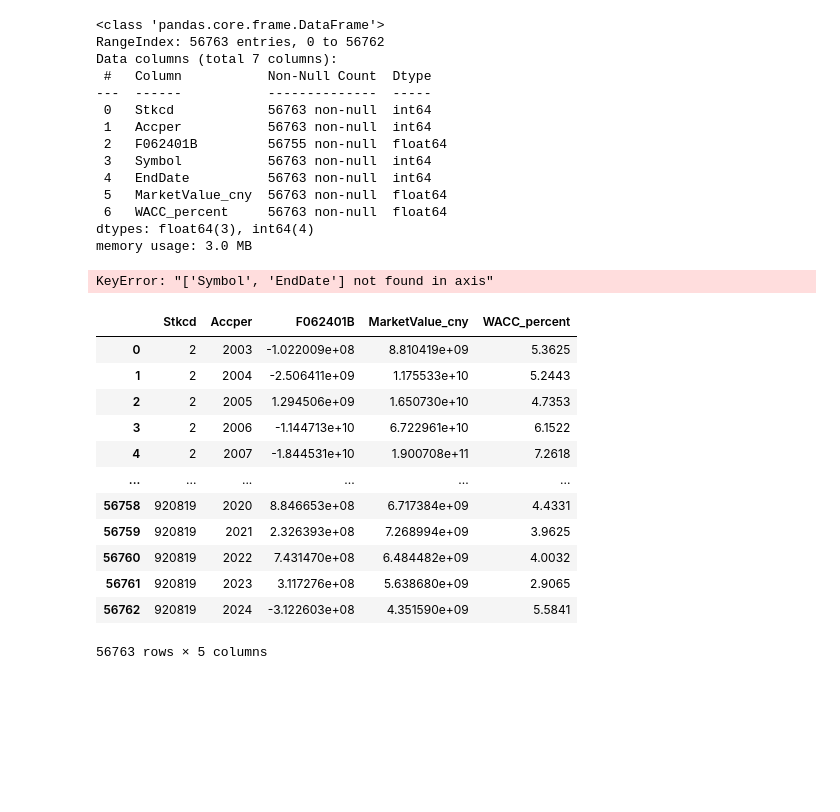
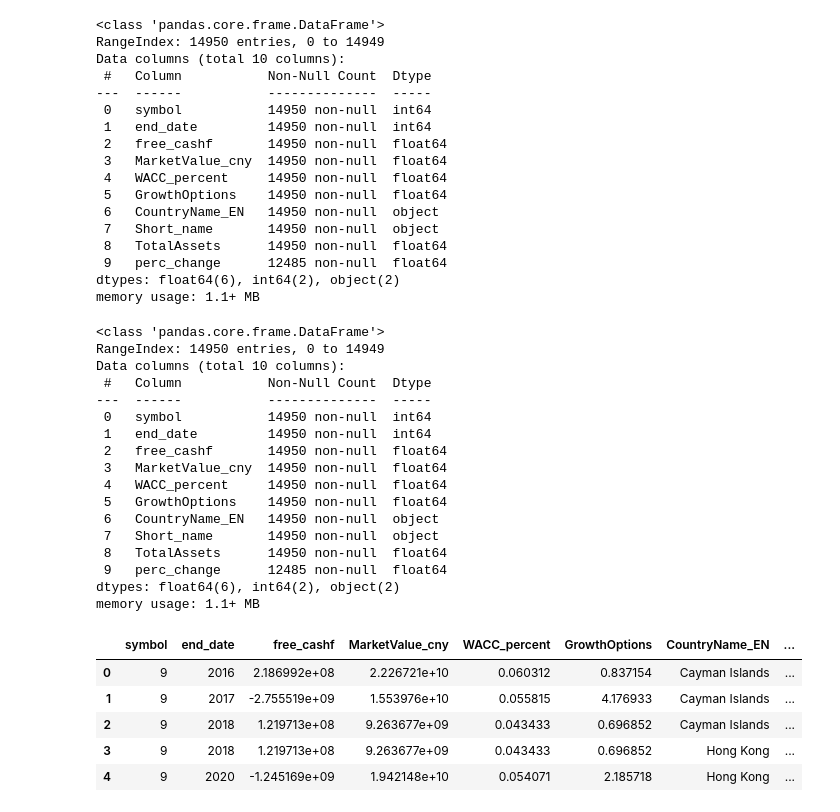
Before and after one commit to omar4646/My_repository, a Jupyter notebook: growth_option_cal.ipynb, the cells around one changed output. Drawn from its saved outputs; the diff is of its cells as text; code cells hidden in the pictures; blank space fills up the shorter version.

```diff
--- a/growth_option_cal.ipynb
+++ b/growth_option_cal.ipynb
@@ -31,37 +8,49 @@ merged_df.head()
+# %%
+merged_df = pd.read_csv('merged_data.csv')
 # %%
 merged_df.info()
 # %% [output]
 <class 'pandas.core.frame.DataFrame'>
-RangeIndex: 56763 entries, 0 to 56762
-Data columns (total 7 columns):
+RangeIndex: 14950 entries, 0 to 14949
+Data columns (total 10 columns):
  #   Column           Non-Null Count  Dtype
 ---  ------           --------------  -----
- 0   Stkcd            56763 non-null  int64
- 1   Accper           56763 non-null  int64
- 2   F062401B         56755 non-null  float64
- 3   Symbol           56763 non-null  int64
- 4   EndDate          56763 non-null  int64
- 5   MarketValue_cny  56763 non-null  float64
- 6   WACC_percent     56763 non-null  float64
-dtypes: float64(3), int64(4)
-memory usage: 3.0 MB
+ 0   symbol           14950 non-null  int64
+ 1   end_date         14950 non-null  int64
+ 2   free_cashf       14950 non-null  float64
+ 3   MarketValue_cny  14950 non-null  float64
+ 4   WACC_percent     14950 non-null  float64
+ 5   GrowthOptions    14950 non-null  float64
+ 6   CountryName_EN   14950 non-null  object
+ 7   Short_name       14950 non-null  object
+ 8   TotalAssets      14950 non-null  float64
+ 9   perc_change      12485 non-null  float64
+dtypes: float64(6), int64(2), object(2)
+memory usage: 1.1+ MB
-# %%
-merged_df.drop(['Symbol', 'EndDate'], axis=1, inplace=True)
-# %% [output]
-KeyError: "['Symbol', 'EndDate'] not found in axis"
-# %%
-merged_df
-# %% [output]
-|  | Stkcd | Accper | F062401B | MarketValue_cny | WACC_percent |
-| 0 | 2 | 2003 | -1.022009e+08 | 8.810419e+09 | 5.3625 |
-| 1 | 2 | 2004 | -2.506411e+09 | 1.175533e+10 | 5.2443 |
-| 2 | 2 | 2005 | 1.294506e+09 | 1.650730e+10 | 4.7353 |
-| 3 | 2 | 2006 | -1.144713e+10 | 6.722961e+10 | 6.1522 |
-| 4 | 2 | 2007 | -1.844531e+10 | 1.900708e+11 | 7.2618 |
-| ... | ... | ... | ... | ... | ... |
-| 56758 | 920819 | 2020 | 8.846653e+08 | 6.717384e+09 | 4.4331 |
-| 56759 | 920819 | 2021 | 2.326393e+08 | 7.268994e+09 | 3.9625 |
-| 56760 | 920819 | 2022 | 7.431470e+08 | 6.484482e+09 | 4.0032 |
-| 56761 | 920819 | 2023 | 3.117276e+08 | 5.638680e+09 | 2.9065 |
-| 56762 | 920819 | 2024 | -3.122603e+08 | 4.351590e+09 | 5.5841 |
-56763 rows × 5 columns
+# %%
+merged_df.info()
+merged_df.head()
+# %% [output]
+<class 'pandas.core.frame.DataFrame'>
+RangeIndex: 14950 entries, 0 to 14949
+Data columns (total 10 columns):
+ #   Column           Non-Null Count  Dtype
+---  ------           --------------  -----
+ 0   symbol           14950 non-null  int64
+ 1   end_date         14950 non-null  int64
+ 2   free_cashf       14950 non-null  float64
+ 3   MarketValue_cny  14950 non-null  float64
+ 4   WACC_percent     14950 non-null  float64
+ 5   GrowthOptions    14950 non-null  float64
+ 6   CountryName_EN   14950 non-null  object
+ 7   Short_name       14950 non-null  object
+ 8   TotalAssets      14950 non-null  float64
+ 9   perc_change      12485 non-null  float64
+dtypes: float64(6), int64(2), object(2)
+memory usage: 1.1+ MB
+|  | symbol | end_date | free_cashf | MarketValue_cny | WACC_percent | GrowthOptions | CountryName_EN | ... |
+| 0 | 9 | 2016 | 2.186992e+08 | 2.226721e+10 | 0.060312 | 0.837154 | Cayman Islands | ... |
+| 1 | 9 | 2017 | -2.755519e+09 | 1.553976e+10 | 0.055815 | 4.176933 | Cayman Islands | ... |
+| 2 | 9 | 2018 | 1.219713e+08 | 9.263677e+09 | 0.043433 | 0.696852 | Cayman Islands | ... |
+| 3 | 9 | 2018 | 1.219713e+08 | 9.263677e+09 | 0.043433 | 0.696852 | Hong Kong | ... |
+| 4 | 9 | 2020 | -1.245169e+09 | 1.942148e+10 | 0.054071 | 2.185718 | Hong Kong | ... |
```
Also changed, not shown: parts of 6 cells of this notebook.
